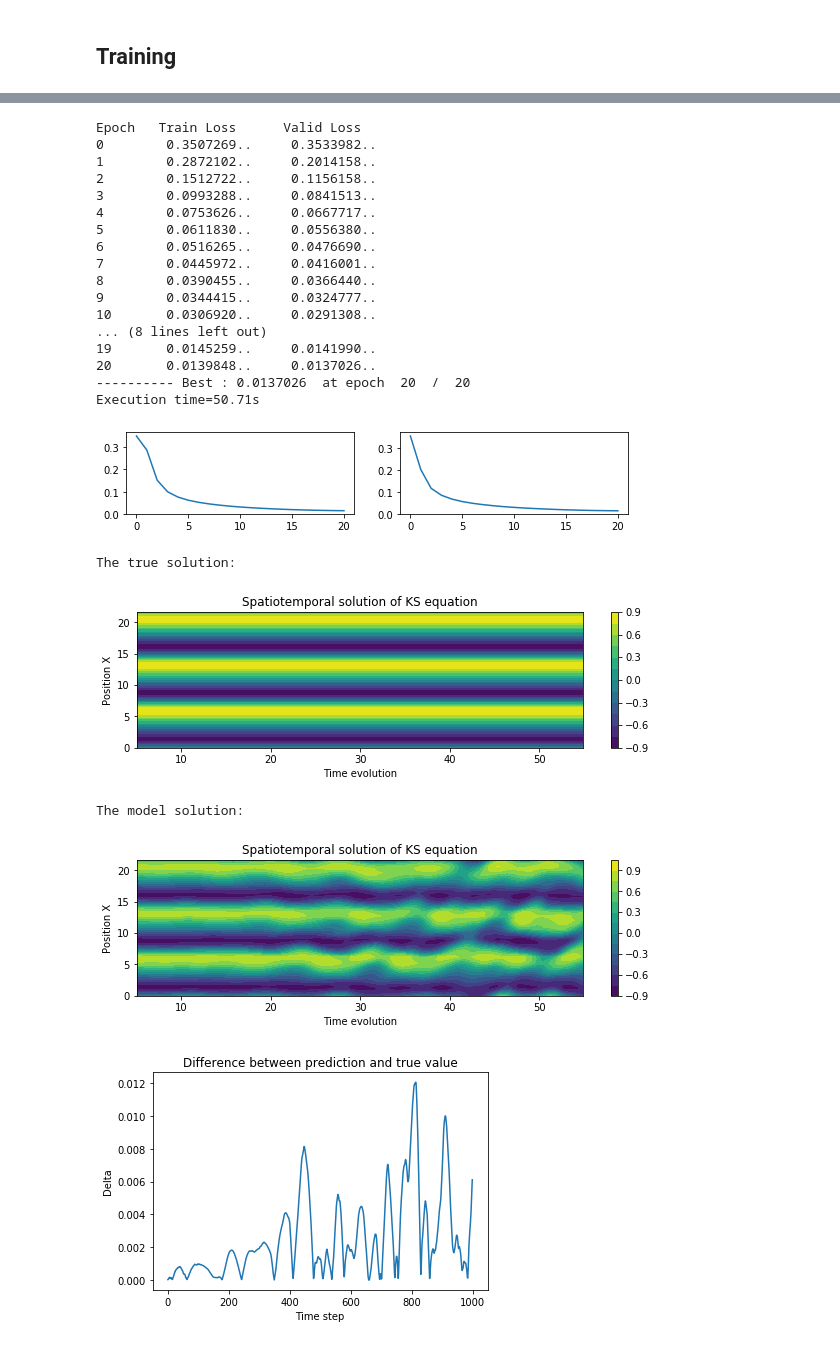
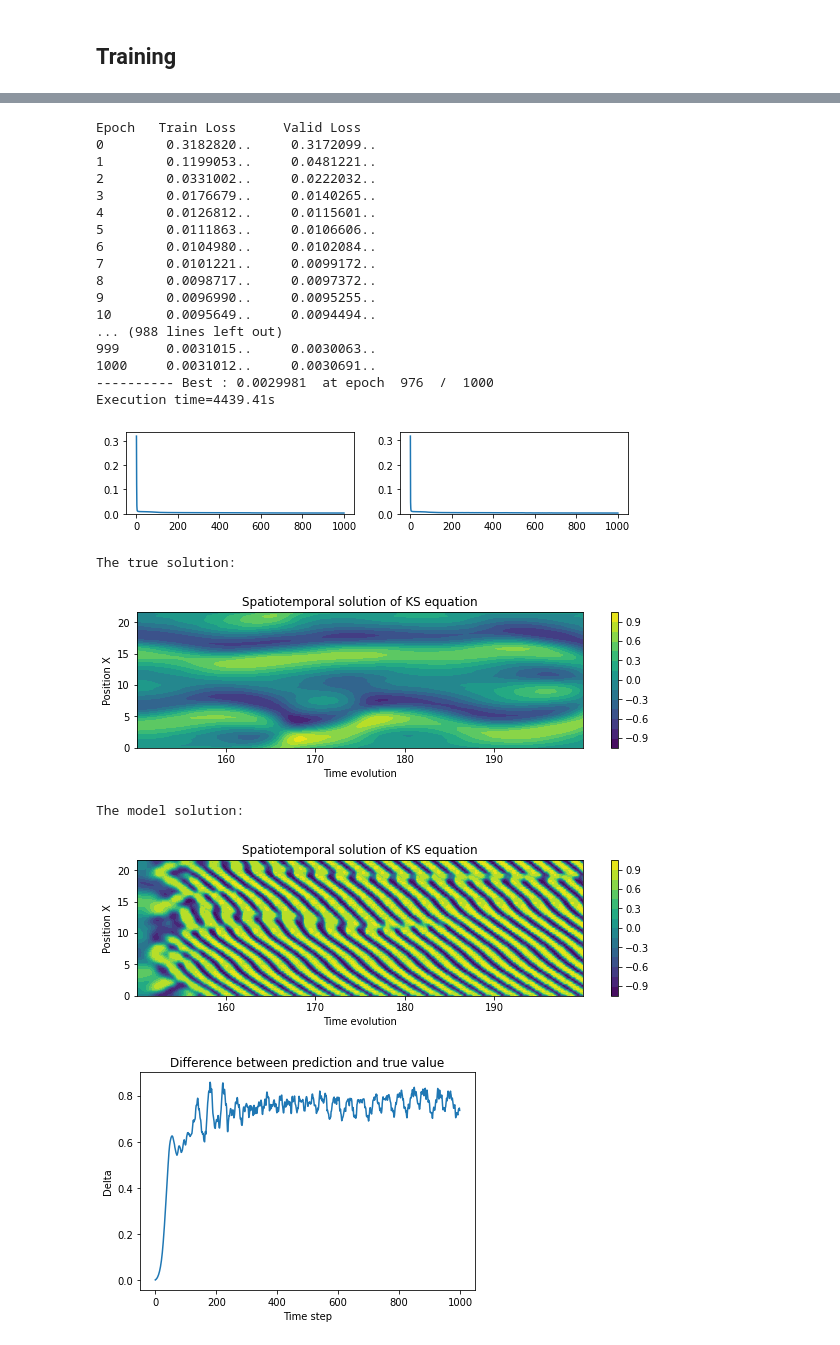
Before and after one commit to calladogt/Deep-learning-to-the-modeling-of-chaotic-dynamics-systems, a Jupyter notebook: Simulators/ks-simulator/KS-modelConv.ipynb, the cells around one changed output, grey strips where cells are left out. Cells and saved outputs as stored; diff of their text form; code cells hidden in the pictures.

Commit message:
models and edit
I modified the codes and tried several different models. I'm saving some results

```diff
--- a/Simulators/ks-simulator/KS-modelConv.ipynb
+++ b/Simulators/ks-simulator/KS-modelConv.ipynb
@@ -182,7 +191,8 @@ def prediction(model,start_position,N_step_pred,state_history_norm_th):
 
     prediction_model_np = prediction_model.detach().numpy()
     y_true_np = y_true.cpu().numpy()
-    dif=np.mean(prediction_model_np-y_true_np,axis=1)
+    dif=np.mean(np.absolute(prediction_model_np-y_true_np),axis=1)
+
 
     print('The true solution:')
     drawKS(y_true_np, position_x, time_counter[start_position:start_position+N_step_pred] ,startT=1,endT=N_step_pred, width = 10, divwidth = 4)
@@ -238,9 +248,9 @@ The final time: 1000.0
 
 from numpy import load
 # load numpy array
-state_history = np.loadtxt('state_history_u1.dat')
-time_counter = np.loadtxt('time_counter_u1.dat')
-position_x = np.loadtxt('position_u1.dat')
+state_history = np.loadtxt('state_history_u3.dat')
+time_counter = np.loadtxt('time_counter_u3.dat')
+position_x = np.loadtxt('position_u3.dat')
 
 print('The state_history shape is:', state_history.shape)
 print('The final time:', time_counter[-1])
@@ -320,4 +334,6 @@ Variance: 0.3341541931153773
 # %% [markdown]
 ## Separating the data into training and test sets
-# %%
-state_history_norm=state_history_norm[2000:20000,:]
+# %%
+state_history_norm=state_history_norm[100000:200000,:]
+#até 100.000 vai, com 200.000 o colabs nao aguenta
+state_history_norm.shape
@@ -482,23 +490,25 @@ model.cuda()
 optimizer=th.optim.Adam(model.parameters(),lr=1e-4)
 loss_fn=th.nn.L1Loss()
 # %%
-train_losses, valid_losses = train(model,X_train_th,X_valid_th,Y_train_th,Y_valid_th,epochs=20,batch_size=64)
+epochs_counter=500
+batch_size=64
+train_losses, valid_losses = train(model,X_train_th,X_valid_th,Y_train_th,Y_valid_th,epochs=epochs_counter,batch_size=batch_size)
 # %% [output]
 Epoch   Train Loss      Valid Loss
-0        0.3507269..     0.3533982..
-1        0.2872102..     0.2014158..
-2        0.1512722..     0.1156158..
-3        0.0993288..     0.0841513..
-4        0.0753626..     0.0667717..
-5        0.0611830..     0.0556380..
-6        0.0516265..     0.0476690..
-7        0.0445972..     0.0416001..
-8        0.0390455..     0.0366440..
-9        0.0344415..     0.0324777..
-10       0.0306920..     0.0291308..
-... (8 lines left out)
-19       0.0145259..     0.0141990..
-20       0.0139848..     0.0137026..
----------- Best : 0.0137026  at epoch  20  /  20
-Execution time=50.71s
+0        0.3182820..     0.3172099..
+1        0.1199053..     0.0481221..
+2        0.0331002..     0.0222032..
+3        0.0176679..     0.0140265..
+4        0.0126812..     0.0115601..
+5        0.0111863..     0.0106606..
+6        0.0104980..     0.0102084..
+7        0.0101221..     0.0099172..
+8        0.0098717..     0.0097372..
+9        0.0096990..     0.0095255..
+10       0.0095649..     0.0094494..
+... (988 lines left out)
+999      0.0031015..     0.0030063..
+1000     0.0031012..     0.0030691..
+---------- Best : 0.0029981  at epoch  976  /  1000
+Execution time=4439.41s
-[figure, old version]
+[figure, new version]
@@ -505,13 +533,13 @@ Execution time=50.71s
 # %%
 state_history_norm_th = th.from_numpy(state_history_norm).cuda()
 state_history_norm_th = state_history_norm_th.unsqueeze(0)
 #epochs=1000
-start_position=100
+start_position=3000
 N_step_pred=1000
 prediction(model,start_position,N_step_pred,state_history_norm_th)
 # %% [output]
 The true solution:
-[figure, old version]
+[figure, new version]
 The model solution:
-[figure, old version]
+[figure, new version]
-[figure, old version]
+[figure, new version]
```
Also changed, not shown: parts of 20 cells of this notebook, 12 other files.
